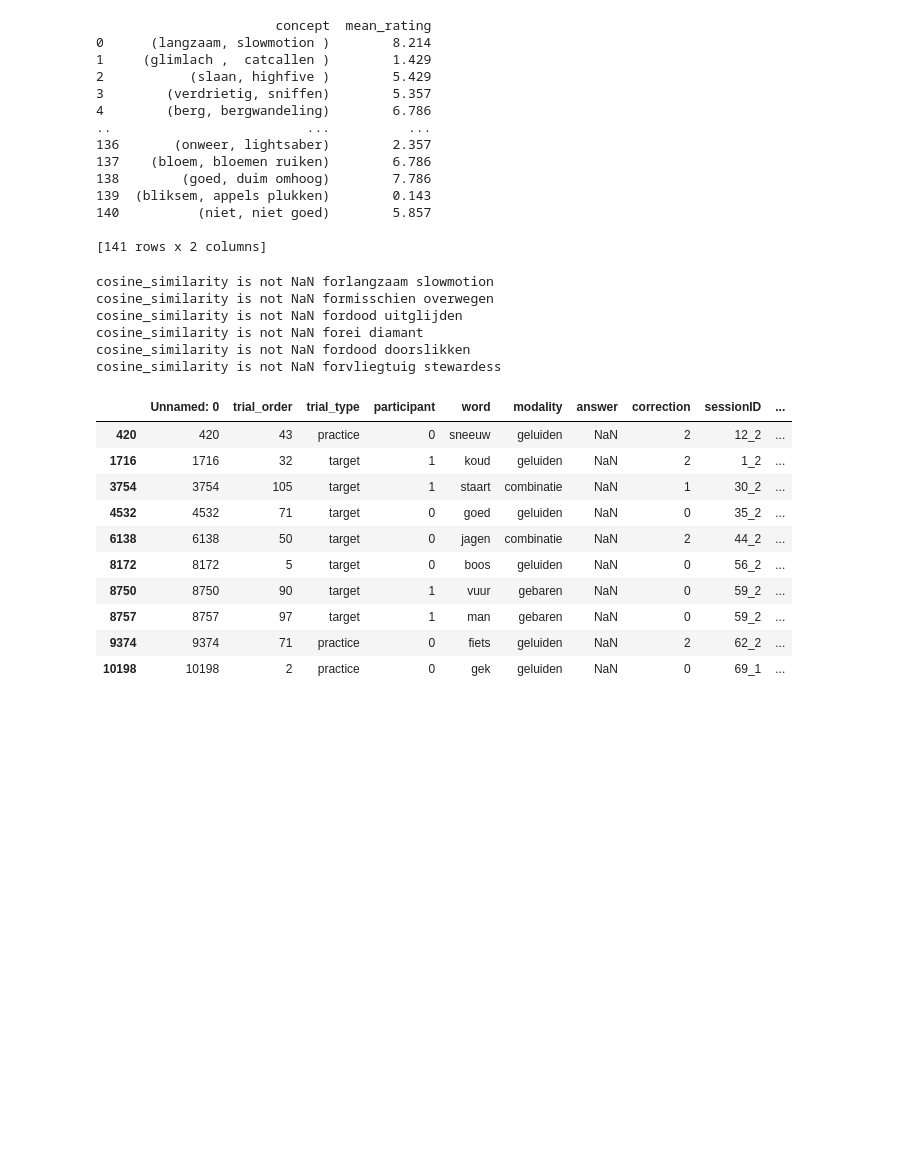
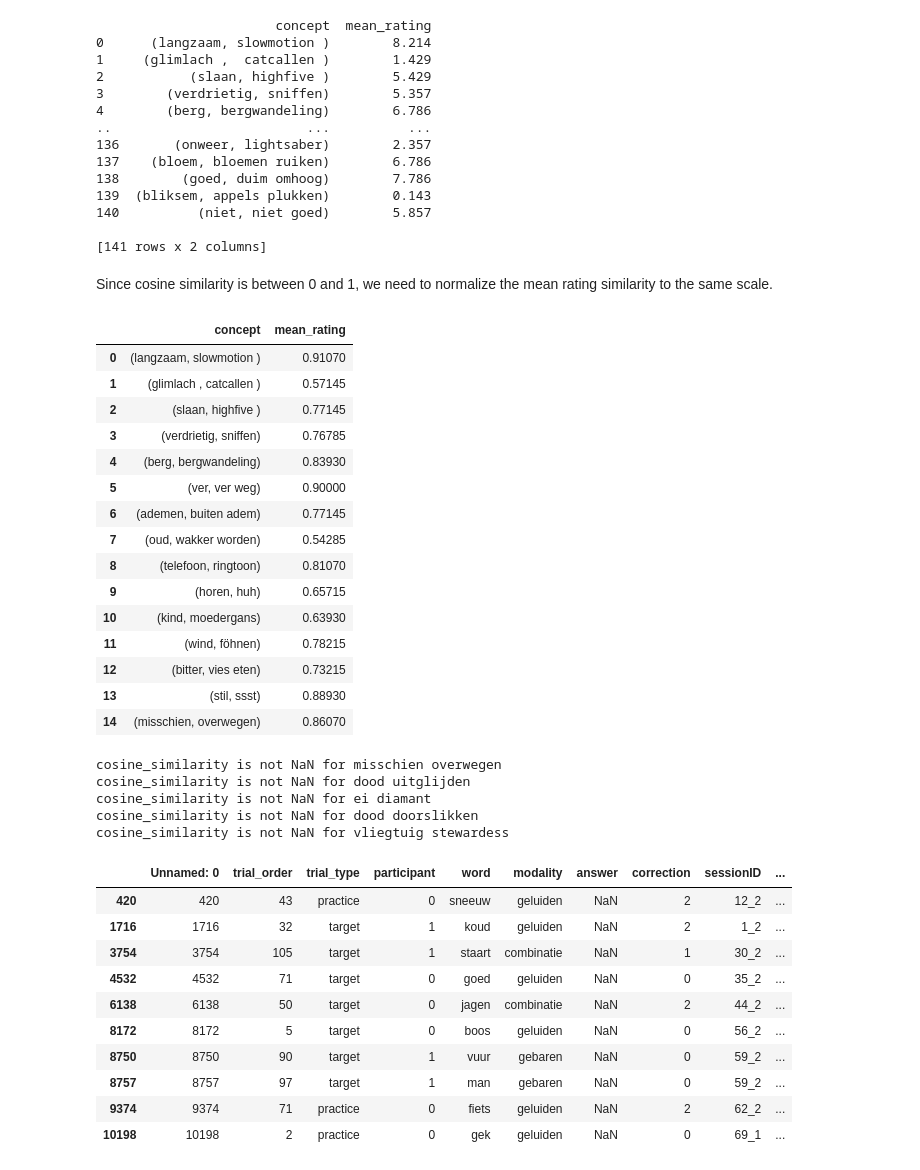
Before and after one commit to sarkadava/FLESH_Expressibility_vs_guessability, a Jupyter notebook: ConceptNet_similarity.ipynb, the cells around one changed output. Cells and saved outputs as stored; diff of their text form; code cells hidden in the pictures; blank space fills up the shorter version.

Commit message:
normalized cosine similarity + mean similarity

```diff
--- a/ConceptNet_similarity.ipynb
+++ b/ConceptNet_similarity.ipynb
@@ -272,7 +272,7 @@ df['answer'] = df['answer'].str.replace('openhaard', 'open haard', regex=False)
 df['answer'] = df['answer'].str.replace('over wegen', 'overwegen', regex=False)
 df['answer'] = df['answer'].str.replace('doodslikken', 'doorslikken', regex=False)
 df['answer'] = df['answer'].str.replace('kukkelen', 'kukelen', regex=False)
-
+df['answer'] = df['answer'].str.replace('slow motion', 'slowmotion', regex=False)
 
 # sometimes people directly answered they don't know
 df['answer'] = df['answer'].str.replace('geen idee', '', regex=False)
@@ -381,7 +381,7 @@ for word in answers_nl:
     if word_embed in embeddings:
         word_embeddings_ans[word] = embeddings[word_embed]
 
-# calculate the similarity between the first word in the list meanings_en and first word in answers_en, second word in meanings_en and second word in answers_en, etc.
+# calculate the similarity between the words in the two lists
 cosine_similarities = []
 
 for i in range(len(meanings_nl)):
@@ -391,9 +391,11 @@ for i in range(len(meanings_nl)):
     vec2 = word_embeddings_ans.get(word2)
     if vec1 is not None and vec2 is not None:
         cosine_sim = cosine_similarity(vec1, vec2)
-        cosine_similarities.append(cosine_sim)
+        # Normalize to range [0, 1]
+        normalized_cosine_sim = (cosine_sim + 1) / 2
+        cosine_similarities.append(normalized_cosine_sim)
     else:
-        # print which concepts could not be found
+        # Print which concepts could not be found
         if vec1 is None:
             print(f"Concept not found: {word1}")
         if vec2 is None:
@@ -637,6 +658,34 @@ print(concepts_df)
 140          (niet, niet goed)        5.857
 
 [141 rows x 2 columns]
+# %% [markdown]
+Since cosine similarity is between 0 and 1, we need to normalize the mean rating similarity to the same scale.
+# %%
+# normalize the mean ratings to range [0, 1], simply by dividing by 10
+concepts_df['mean_rating'] = concepts_df['mean_rating'] / 10
+
+# but now we have to normalize in the same way we did the cosine similarity
+concepts_df['mean_rating'] = (concepts_df['mean_rating'] + 1) / 2
+
+# display
+concepts_df.head(15)
+# %% [output]
+|  | concept | mean_rating |
+| 0 | (langzaam, slowmotion ) | 0.91070 |
+| 1 | (glimlach , catcallen ) | 0.57145 |
+| 2 | (slaan, highfive ) | 0.77145 |
+| 3 | (verdrietig, sniffen) | 0.76785 |
+| 4 | (berg, bergwandeling) | 0.83930 |
+| 5 | (ver, ver weg) | 0.90000 |
+| 6 | (ademen, buiten adem) | 0.77145 |
+| 7 | (oud, wakker worden) | 0.54285 |
+| 8 | (telefoon, ringtoon) | 0.81070 |
+| 9 | (horen, huh) | 0.65715 |
+| 10 | (kind, moedergans) | 0.63930 |
+| 11 | (wind, föhnen) | 0.78215 |
+| 12 | (bitter, vies eten) | 0.73215 |
+| 13 | (stil, ssst) | 0.88930 |
+| 14 | (misschien, overwegen) | 0.86070 |
 # %%
 # make concept a string
 concepts_df['concept'] = concepts_df['concept'].astype(str)
@@ -677,12 +726,11 @@ def replace_rawmean(df_final, df_rawmean, word, answer):
 for index, row in concepts_df.iterrows():
     replace_rawmean(data, concepts_df, row['word'], row['answer'])
 # %% [output]
-cosine_similarity is not NaN forlangzaam slowmotion
-cosine_similarity is not NaN formisschien overwegen
-cosine_similarity is not NaN fordood uitglijden
-cosine_similarity is not NaN forei diamant
-cosine_similarity is not NaN fordood doorslikken
-cosine_similarity is not NaN forvliegtuig stewardess
+cosine_similarity is not NaN for misschien overwegen
+cosine_similarity is not NaN for dood uitglijden
+cosine_similarity is not NaN for ei diamant
+cosine_similarity is not NaN for dood doorslikken
+cosine_similarity is not NaN for vliegtuig stewardess
 # %%
 # print all rows where cosine_similarity is NaN
 data[data['cosine_similarity'].isnull()]
```
Also changed, not shown: parts of 4 cells of this notebook, 2 other files.
